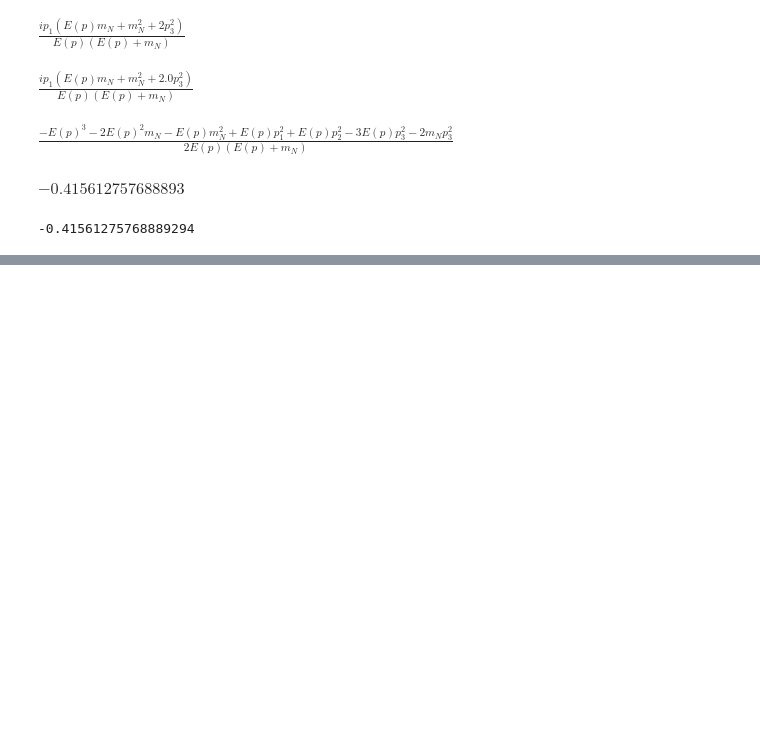
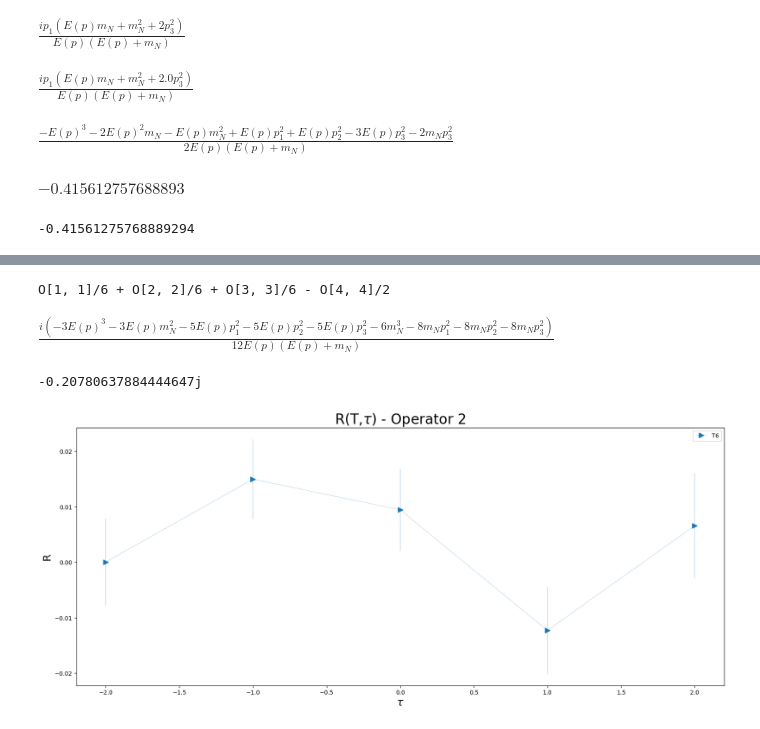
Before and after one commit to Tag-E/PhD_work, a Jupyter notebook: moments_pdf/test_notebooks/Kfact_evaluation.ipynb, the cells around one changed output, grey strips where cells are left out. Cells and saved outputs as stored; diff of their text form; code cells hidden in the pictures; blank space fills up the shorter version.

```diff
--- a/moments_pdf/test_notebooks/Kfact_evaluation.ipynb
+++ b/moments_pdf/test_notebooks/Kfact_evaluation.ipynb
@@ -138,0 +151,17 @@ O[3, 3] - O[4, 4]
+# %%
+opAnalyzer.select_operator()
+
+opV1 = opAnalyzer.get_operator(2) / 6
+
+opV1
+opV1.K
+complex(opV1.K.evalf(subs=subsDict))
+
+opAnalyzer.selected_op.append(opV1)
+
+opAnalyzer.plot_R(rescale=True,abs=False,component="imag")
+# %% [output]
+O[1, 1]/6 + O[2, 2]/6 + O[3, 3]/6 - O[4, 4]/2
+$\displaystyle \frac{i \left(- 3 E(p)^{3} - 3 E(p) m_{N}^{2} - 5 E(p) p_{1}^{2} - 5 E(p) p_{2}^{2} - 5 E(p) p_{3}^{2} - 6 m_{N}^{3} - 8 m_{N} p_{1}^{2} - 8 m_{N} p_{2}^{2} - 8 m_{N} p_{3}^{2}\right)}{12 E(p) \left(E(p) + m_{N}\right)}$
+-0.20780637884444647j
+[figure, added]
```
Also changed, not shown: parts of 2 cells of this notebook, 2 other files.
